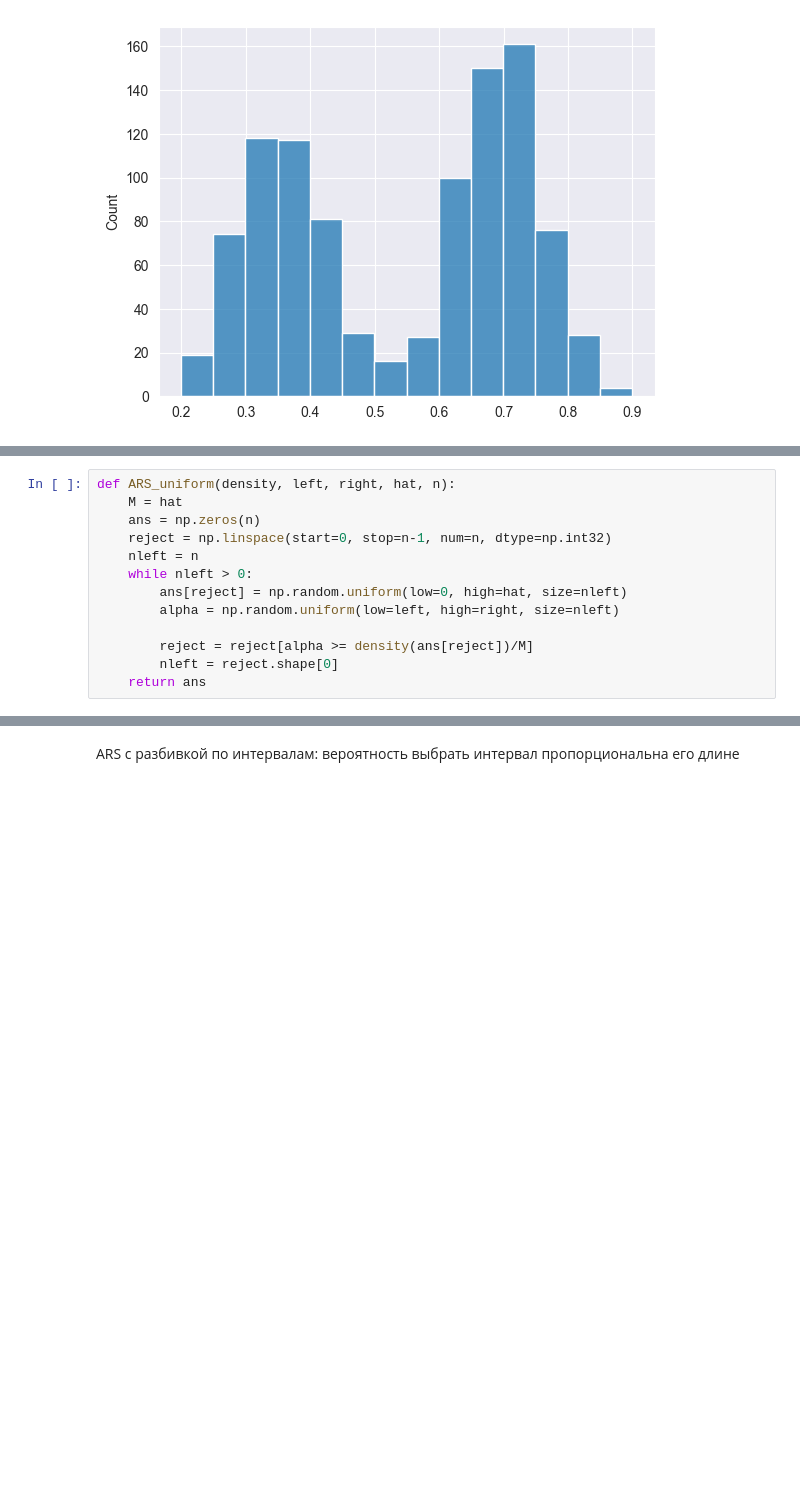
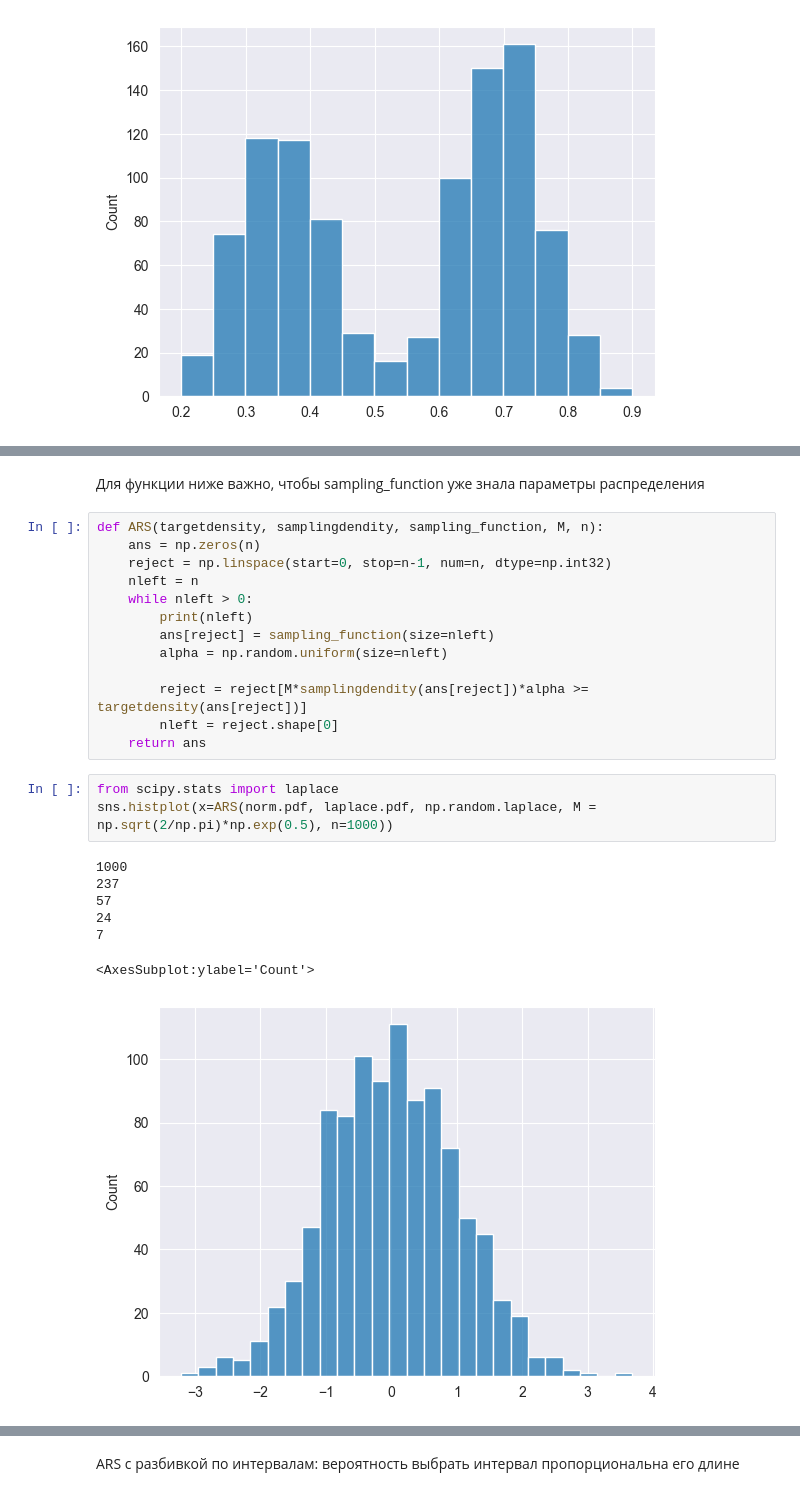
Before and after one commit to dmitry-grigorev/MultivarAnalysis, a Jupyter notebook: Lab3/Lab3notebook.ipynb, the cells around one changed output, grey strips where cells are left out. Saved outputs shown, nothing was run; the diff lists cells and outputs as text; blank space fills up the shorter version.

```diff
--- a/Lab3/Lab3notebook.ipynb
+++ b/Lab3/Lab3notebook.ipynb
@@ -169,13 +187,26 @@ array([0.13846154, 0.30769231, 0.21538462, 0.24615385, 0.09230769])
+# %% [markdown]
+Для функции ниже важно, чтобы sampling_function уже знала параметры распределения
 # %%
-def ARS_uniform(density, left, right, hat, n):
-    M = hat
+def ARS(targetdensity, samplingdendity, sampling_function, M, n):
     ans = np.zeros(n)
     reject = np.linspace(start=0, stop=n-1, num=n, dtype=np.int32)
     nleft = n
     while nleft > 0:
-        ans[reject] = np.random.uniform(low=0, high=hat, size=nleft)
-        alpha = np.random.uniform(low=left, high=right, size=nleft)
+        print(nleft)
+        ans[reject] = sampling_function(size=nleft)
+        alpha = np.random.uniform(size=nleft)
 
-        reject = reject[alpha >= density(ans[reject])/M]
+        reject = reject[M*samplingdendity(ans[reject])*alpha >= targetdensity(ans[reject])]
         nleft = reject.shape[0]
     return ans
+# %%
+from scipy.stats import laplace
+sns.histplot(x=ARS(norm.pdf, laplace.pdf, np.random.laplace, M = np.sqrt(2/np.pi)*np.exp(0.5), n=1000))
+# %% [output]
+1000
+237
+57
+24
+7
+<AxesSubplot:ylabel='Count'>
+[figure, added]
```
Also changed, not shown: parts of 20 cells of this notebook.
